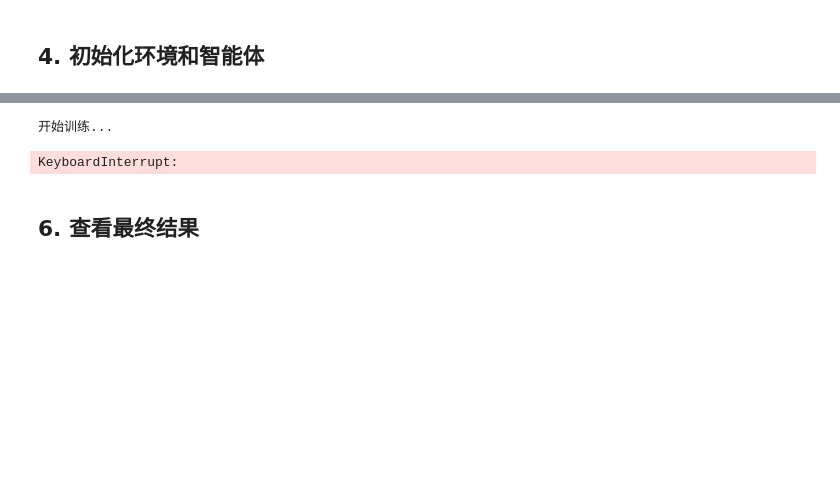
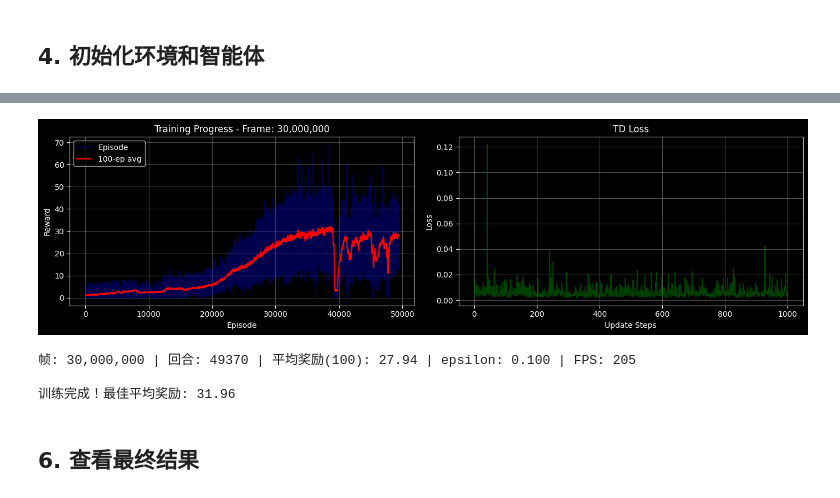
Before and after one commit to windiff886/BIT-Embodied-Project, a Jupyter notebook: DQN-2013/train.ipynb, the cells around one changed output, grey strips where cells are left out. Cells and saved outputs as stored; diff of their text form; code cells hidden in the pictures; blank space fills up the shorter version.

```diff
--- a/DQN-2013/train.ipynb
+++ b/DQN-2013/train.ipynb
@@ -157,6 +314,7 @@ episode_rewards = []
 losses = []
 episode_rewards_buffer = [0.0] * NUM_ENVS
 episode_count = 0
+best_avg_reward = float('-inf')  # 跟踪最高平均奖励
 states, _ = envs.reset()  # gymnasium 新版返回 (obs, info)
 start_time = time.time()
 
@@ -172,43 +330,50 @@ for step in range(1, CONFIG['total_frames'] // NUM_ENVS + 1):
     # 执行动作 (gymnasium 新版返回 5 个值)
     next_states, rewards, terminateds, truncateds, infos = envs.step(actions)
     dones = terminateds | truncateds
 
-    # 为每个环境存储经验
+    # 为每个环境存储经验（单帧存储，符合原始论文）
     for i in range(NUM_ENVS):
-        agent.replay_buffer.push(Transition(states[i], actions[i], rewards[i], next_states[i], dones[i]))
+        # 从堆叠状态中提取最后一帧
+        current_frame = states[i][-1]  # (4, 84, 84) -> (84, 84)
+        agent.store_transition(current_frame, actions[i], rewards[i], dones[i], env_id=i)
         episode_rewards_buffer[i] += rewards[i]
 
         if dones[i]:
             episode_rewards.append(episode_rewards_buffer[i])
             episode_count += 1
             episode_rewards_buffer[i] = 0.0
 
     # 训练更新
     loss = agent.update()
     if loss is not None:
         losses.append(loss)
 
     states = next_states
 
     # 日志
     if frame % CONFIG['plot_interval'] == 0:
         elapsed = time.time() - start_time
         fps = frame / elapsed
         plot_progress(episode_rewards, losses[-1000:], frame)
+
+        current_avg = np.mean(episode_rewards[-100:]) if episode_rewards else 0
         print(f"帧: {frame:,} | 回合: {episode_count} | "
-              f"平均奖励(100): {np.mean(episode_rewards[-100:]) if episode_rewards else 0:.2f} | "
+              f"平均奖励(100): {current_avg:.2f} | "
               f"epsilon: {agent.get_epsilon():.3f} | FPS: {fps:.0f}")
 
-    # 保存检查点
-    if frame % CONFIG['save_interval'] == 0:
-        agent.save(os.path.join(CONFIG['save_dir'], f'dqn_frame_{frame}.pt'))
+        # 保存最佳模型
+        if len(episode_rewards) >= 100 and current_avg > best_avg_reward:
+            best_avg_reward = current_avg
+            agent.save(os.path.join(CONFIG['save_dir'], 'dqn_best.pt'))
+            print(f"  -> 新最高分！已保存模型 (avg: {best_avg_reward:.2f})")
 
-agent.save(os.path.join(CONFIG['save_dir'], 'dqn_final.pt'))
 envs.close()
-print("\n训练完成！")
+print(f"\n训练完成！最佳平均奖励: {best_avg_reward:.2f}")
 # %% [output]
+[figure, added]
-开始训练...
+帧: 30,000,000 | 回合: 49370 | 平均奖励(100): 27.94 | epsilon: 0.100 | FPS: 205
+
+训练完成！最佳平均奖励: 31.96
-KeyboardInterrupt:
 # %% [markdown]
 ## 6. 查看最终结果
 # %%
```
Also changed, not shown: parts of 9 cells of this notebook, 21 other files.
